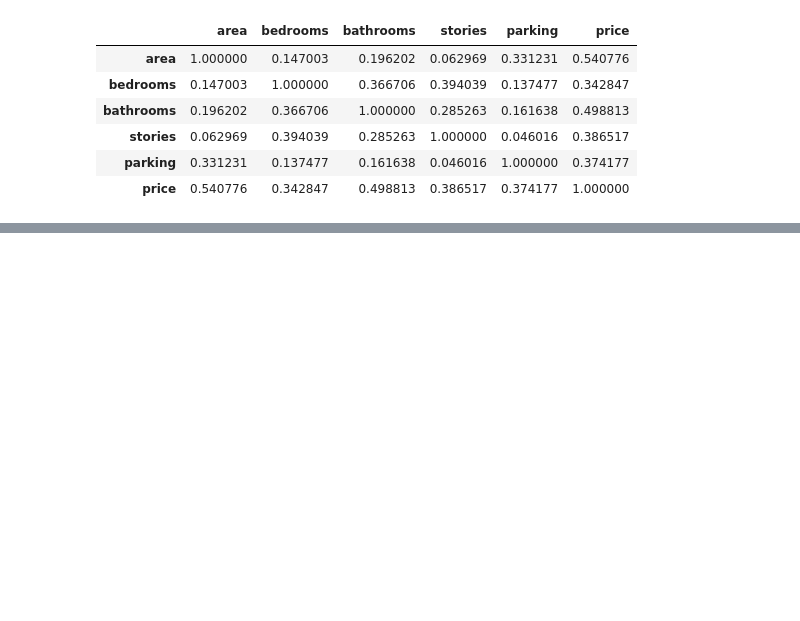
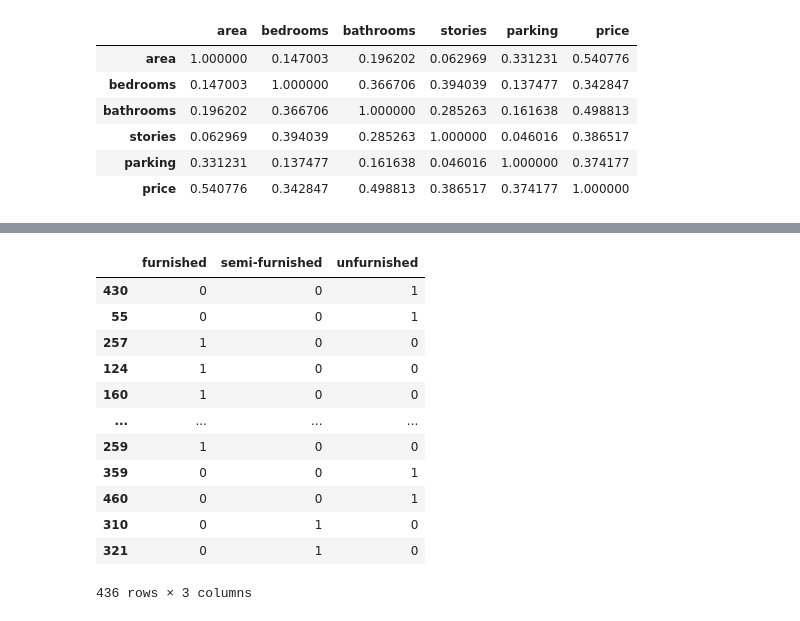
Before and after one commit to aalsaedi265/Hourse_predict, a Jupyter notebook: homeManip.ipynb, the cells around one changed output, grey strips where cells are left out. Cells and saved outputs as stored; diff of their text form; code cells hidden in the pictures; blank space fills up the shorter version.

```diff
--- a/homeManip.ipynb
+++ b/homeManip.ipynb
@@ -103,0 +130,16 @@ sns.heatmap(train_data.corr(numeric_only =[True]), annot=True, cmap="YlGnBu")
+# %%
+pd.get_dummies(train_data.furnishingstatus)
+# %% [output]
+|  | furnished | semi-furnished | unfurnished |
+| 430 | 0 | 0 | 1 |
+| 55 | 0 | 0 | 1 |
+| 257 | 1 | 0 | 0 |
+| 124 | 1 | 0 | 0 |
+| 160 | 1 | 0 | 0 |
+| ... | ... | ... | ... |
+| 259 | 1 | 0 | 0 |
+| 359 | 0 | 0 | 1 |
+| 460 | 0 | 0 | 1 |
+| 310 | 0 | 1 | 0 |
+| 321 | 0 | 1 | 0 |
+436 rows × 3 columns
```
Also changed, not shown: parts of 9 cells of this notebook.
